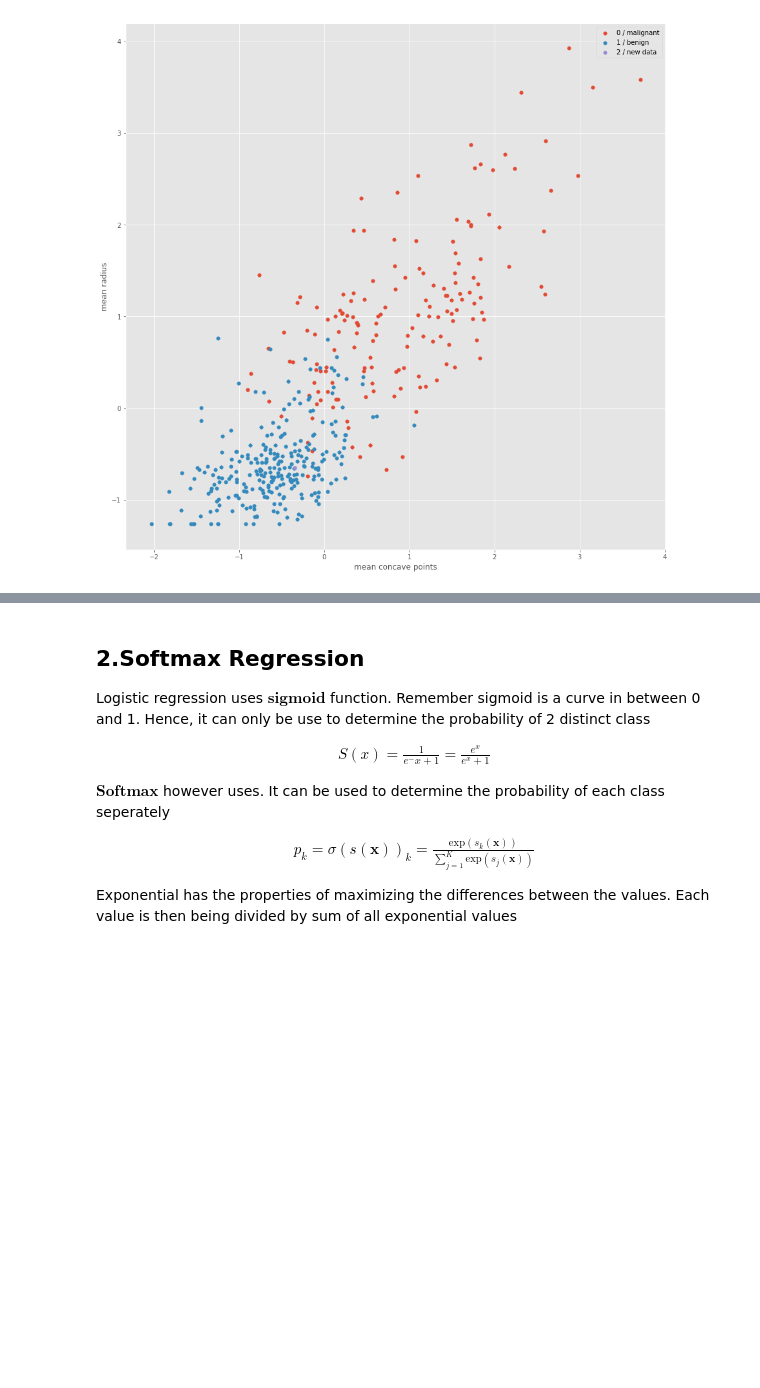
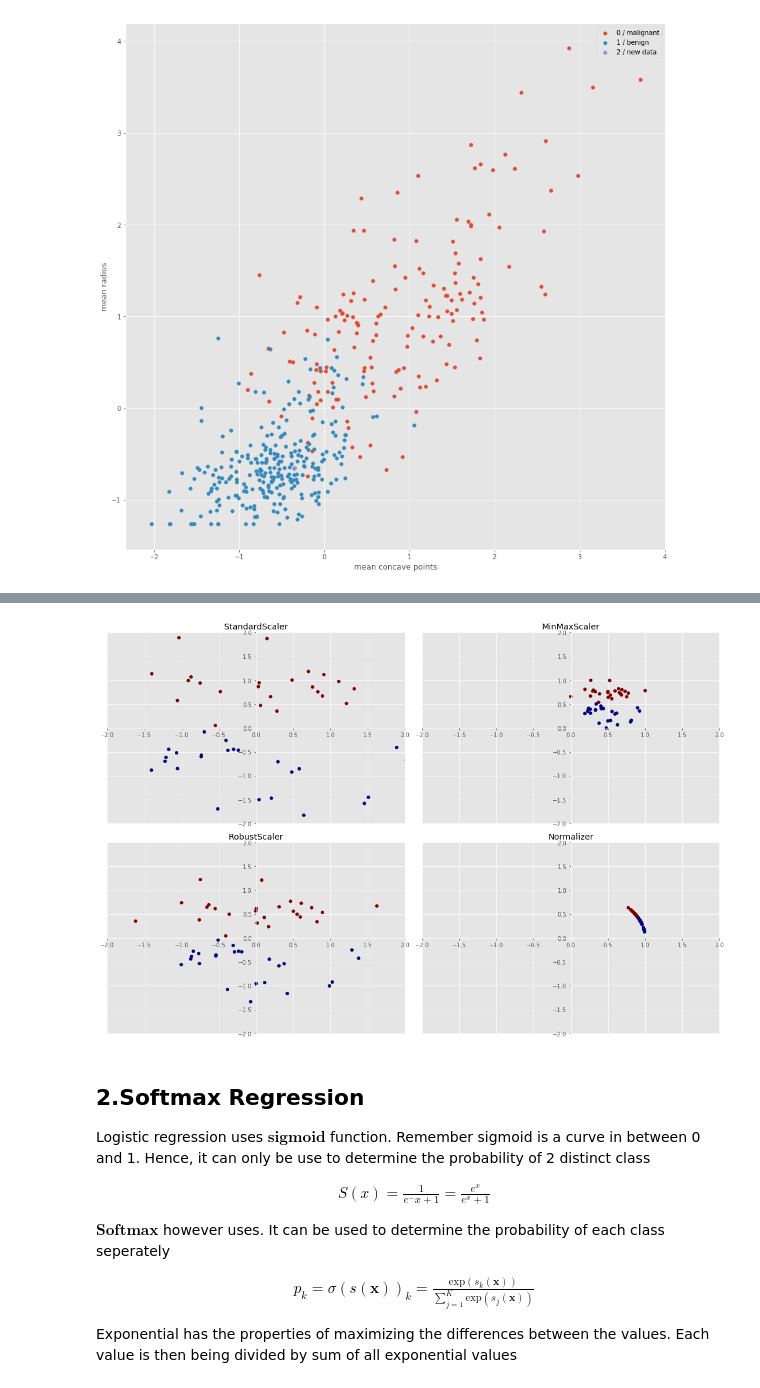
Before and after one commit to aapaulng/data_modeling, a Jupyter notebook: Supervised ML.ipynb, the cells around one changed output, grey strips where cells are left out. Drawn from its saved outputs; the diff is of its cells as text; code cells hidden in the pictures; blank space fills up the shorter version.

```diff
--- a/Supervised ML.ipynb
+++ b/Supervised ML.ipynb
@@ -148,3 +155,25 @@ X_scaled = X_std * (max - min) + min
+# %%
+from sklearn.datasets import make_blobs
+X, y = make_blobs(n_samples=50, centers=2, random_state=4, cluster_std=1)
+X += 3
+fig = plt.figure(figsize=(30, 15))
+other_axes = [plt.subplot2grid((3, 4), (i, j)) for j in range(2, 4) for i in range(2)]
+for ax, scaler in zip(other_axes, [StandardScaler(), RobustScaler(),
+                                       MinMaxScaler(), Normalizer(norm='l2')]):
+    X_ = scaler.fit_transform(X)
+    ax.scatter(X_[:, 0], X_[:, 1], c=y, cmap='jet', s=30)
+    ax.set_xlim(-2, 2)
+    ax.set_ylim(-2, 2)
+    ax.spines['left'].set_position('center')
+    ax.spines['right'].set_color('none')
+    ax.spines['bottom'].set_position('center')
+    ax.spines['top'].set_color('none')
+    ax.set_title(type(scaler).__name__)
+
+plt.tight_layout(pad=0.4, w_pad=1.0, h_pad=1.0)
+plt.show()
+# %% [output]
+[figure, added]
 # %% [markdown]
 ## 2.Softmax Regression
 Logistic regression uses $\textbf{sigmoid}$ function. Remember sigmoid is a curve in between 0 and 1.
```
Also changed, not shown: parts of 3 cells of this notebook.
